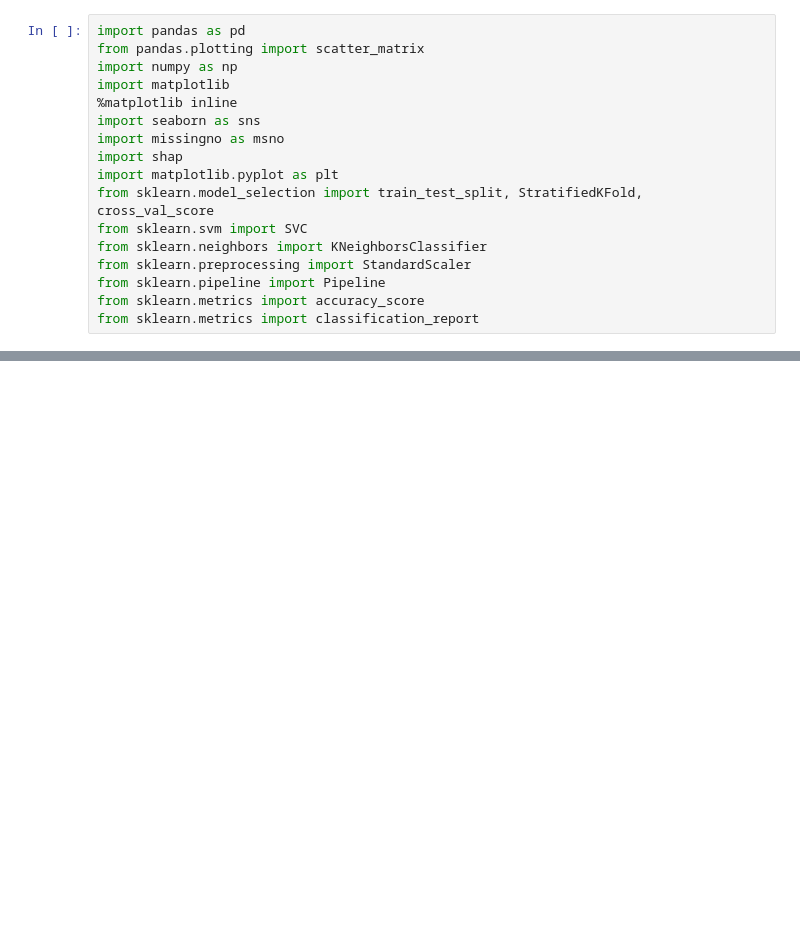
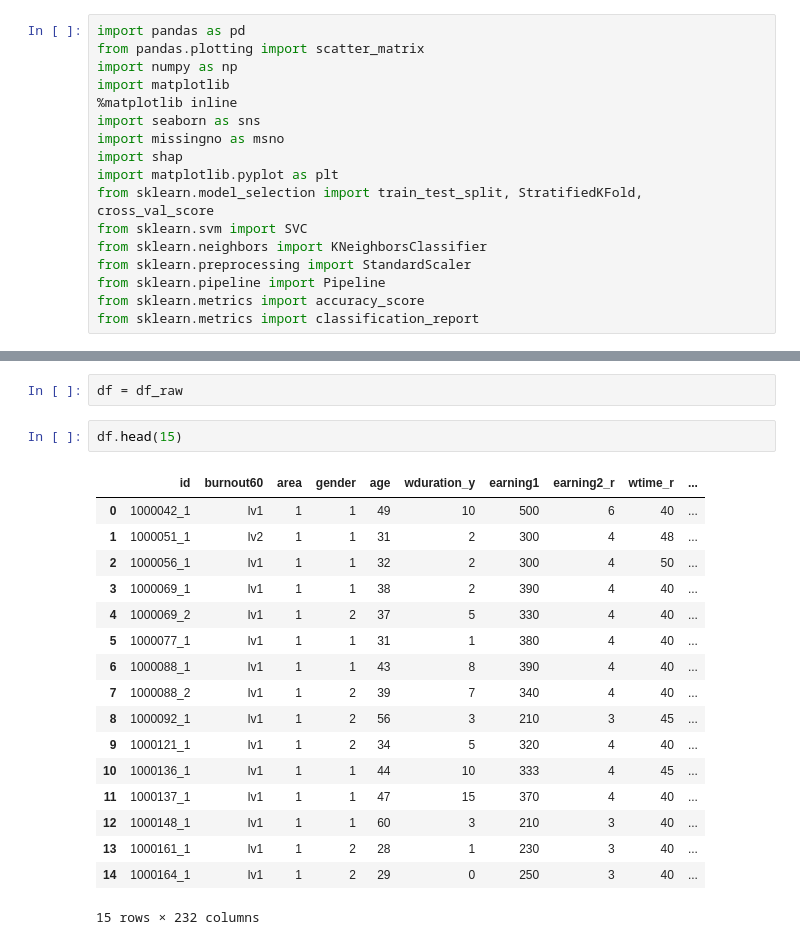
Before and after one commit to momoT2/2-project, a Jupyter notebook: test.ipynb, the cells around one changed output, grey strips where cells are left out. Drawn from its saved outputs; the diff is of its cells as text; blank space fills up the shorter version.

```diff
--- a/test.ipynb
+++ b/test.ipynb
@@ -52,0 +195,22 @@ msno.bar(df_raw)
+# %%
+df = df_raw
+# %%
+df.head(15)
+# %% [output]
+|  | id | burnout60 | area | gender | age | wduration_y | earning1 | earning2_r | wtime_r | ... |
+| 0 | 1000042_1 | lv1 | 1 | 1 | 49 | 10 | 500 | 6 | 40 | ... |
+| 1 | 1000051_1 | lv2 | 1 | 1 | 31 | 2 | 300 | 4 | 48 | ... |
+| 2 | 1000056_1 | lv1 | 1 | 1 | 32 | 2 | 300 | 4 | 50 | ... |
+| 3 | 1000069_1 | lv1 | 1 | 1 | 38 | 2 | 390 | 4 | 40 | ... |
+| 4 | 1000069_2 | lv1 | 1 | 2 | 37 | 5 | 330 | 4 | 40 | ... |
+| 5 | 1000077_1 | lv1 | 1 | 1 | 31 | 1 | 380 | 4 | 40 | ... |
+| 6 | 1000088_1 | lv1 | 1 | 1 | 43 | 8 | 390 | 4 | 40 | ... |
+| 7 | 1000088_2 | lv1 | 1 | 2 | 39 | 7 | 340 | 4 | 40 | ... |
+| 8 | 1000092_1 | lv1 | 1 | 2 | 56 | 3 | 210 | 3 | 45 | ... |
+| 9 | 1000121_1 | lv1 | 1 | 2 | 34 | 5 | 320 | 4 | 40 | ... |
+| 10 | 1000136_1 | lv1 | 1 | 1 | 44 | 10 | 333 | 4 | 45 | ... |
+| 11 | 1000137_1 | lv1 | 1 | 1 | 47 | 15 | 370 | 4 | 40 | ... |
+| 12 | 1000148_1 | lv1 | 1 | 1 | 60 | 3 | 210 | 3 | 40 | ... |
+| 13 | 1000161_1 | lv1 | 1 | 2 | 28 | 1 | 230 | 3 | 40 | ... |
+| 14 | 1000164_1 | lv1 | 1 | 2 | 29 | 0 | 250 | 3 | 40 | ... |
+15 rows × 232 columns
```
Also changed, not shown: parts of 30 cells of this notebook, 3 other files.
